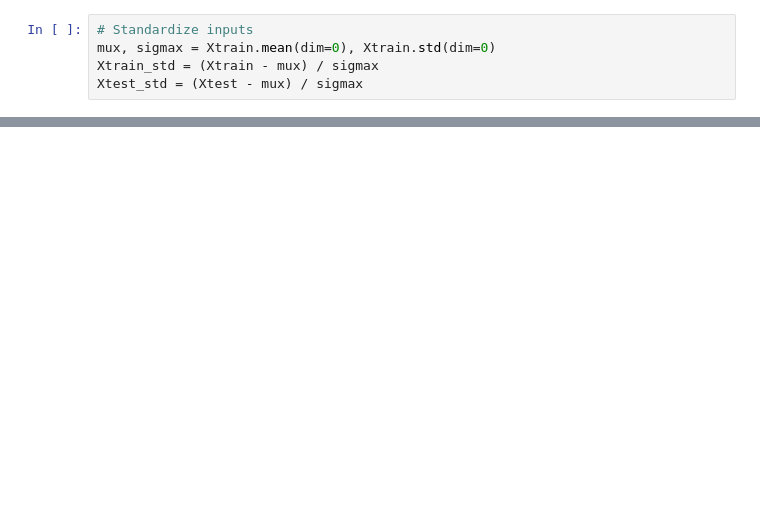
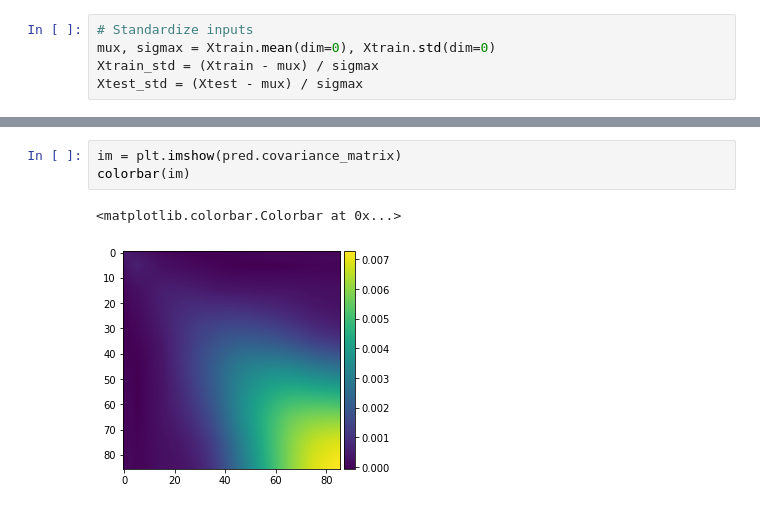
Before and after one commit to shahineb/FaIRGP, a Jupyter notebook: notebooks/140422-3-box-gp-regression-CO2-CH4-SO2-BC.ipynb, the cells around one changed output, grey strips where cells are left out. Drawn from its saved outputs; the diff is of its cells as text; blank space fills up the shorter version.

```diff
--- a/notebooks/140422-3-box-gp-regression-CO2-CH4-SO2-BC.ipynb
+++ b/notebooks/140422-3-box-gp-regression-CO2-CH4-SO2-BC.ipynb
@@ -299,3 +337,9 @@ LL =  73.64566040039062
+# %%
+im = plt.imshow(pred.covariance_matrix)
+colorbar(im)
+# %% [output]
+<matplotlib.colorbar.Colorbar at 0x...>
+[figure, added]
 # %%
 torch.random.manual_seed(5)
 draws = pred.sample_n(50)
```
Also changed, not shown: parts of 13 cells of this notebook, 9 other files.
